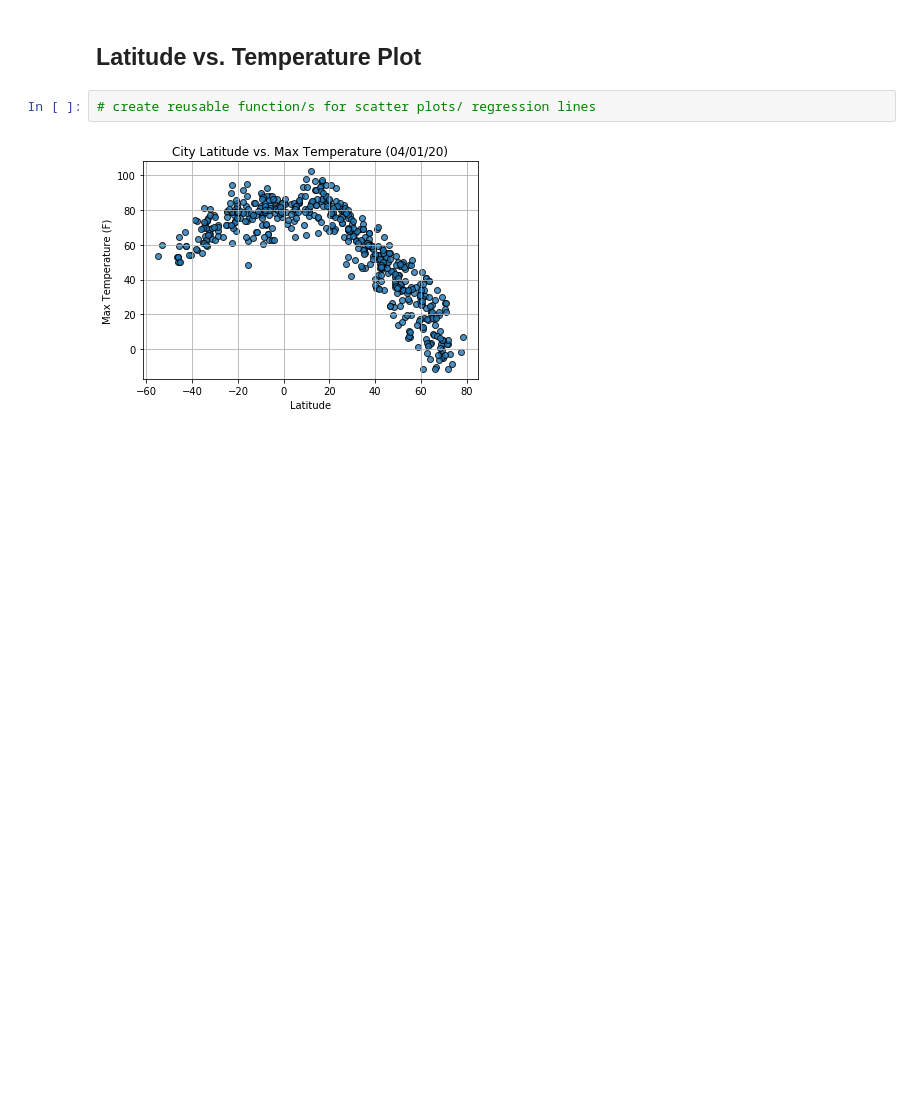
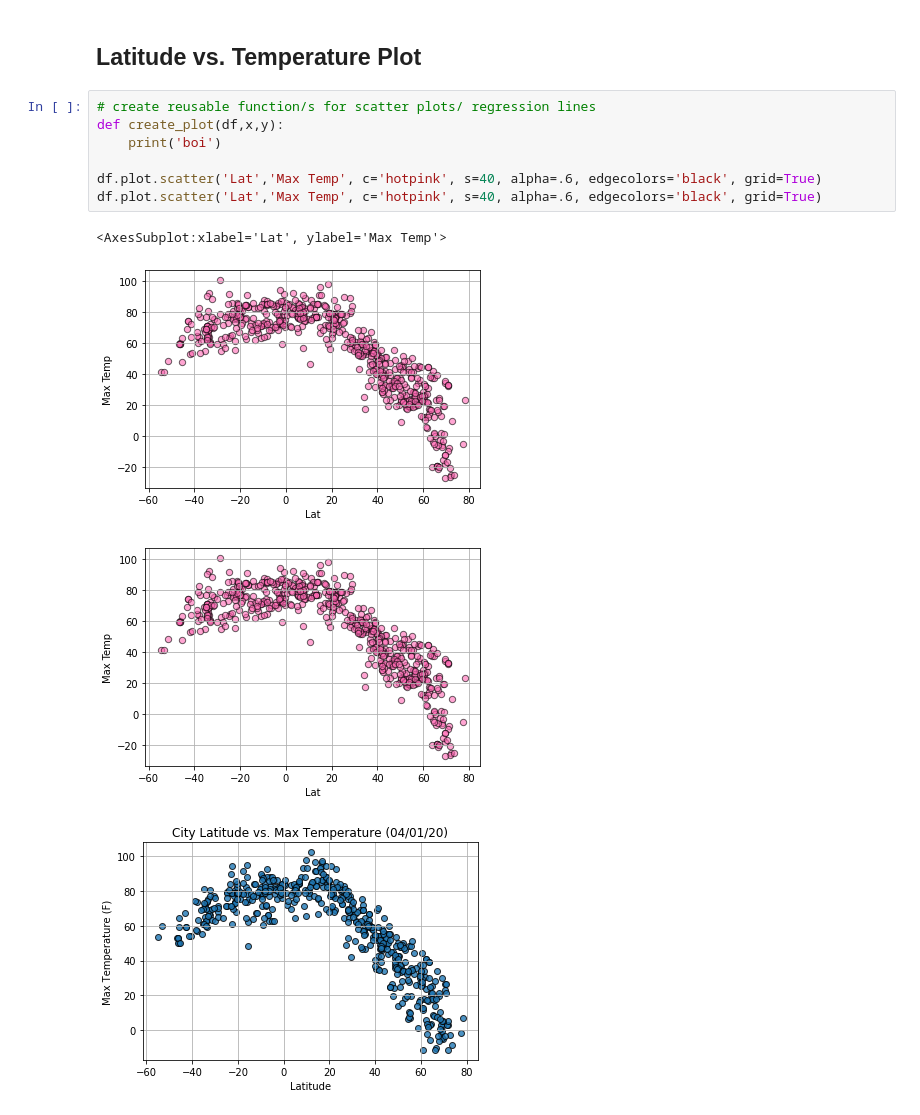
Before and after one commit to scottgall/python-api-challenge, a Jupyter notebook: WeatherPy/WeatherPy.ipynb, the cells around one changed output. Cells and saved outputs as stored; diff of their text form; blank space fills up the shorter version.

Commit message:
starting on scatter plots

```diff
--- a/WeatherPy/WeatherPy.ipynb
+++ b/WeatherPy/WeatherPy.ipynb
@@ -158,8 +149,17 @@ No cities in the data have a humidity > 100%.
 * Save the plotted figures as .pngs.
 # %% [markdown]
 ## Latitude vs. Temperature Plot
-# %%
-# create reusable function/s for scatter plots/ regression lines
+# %%
+# create reusable function/s for scatter plots/ regression lines
+def create_plot(df,x,y):
+    print('boi')
+
+df.plot.scatter('Lat','Max Temp', c='hotpink', s=40, alpha=.6, edgecolors='black', grid=True)
+df.plot.scatter('Lat','Max Temp', c='hotpink', s=40, alpha=.6, edgecolors='black', grid=True)
+# %% [output]
+<AxesSubplot:xlabel='Lat', ylabel='Max Temp'>
+[figure, added]
+[figure, added]
 # %%
 # %% [output]
 [figure]
```
Also changed, not shown: parts of 5 cells of this notebook, 1 other file.
